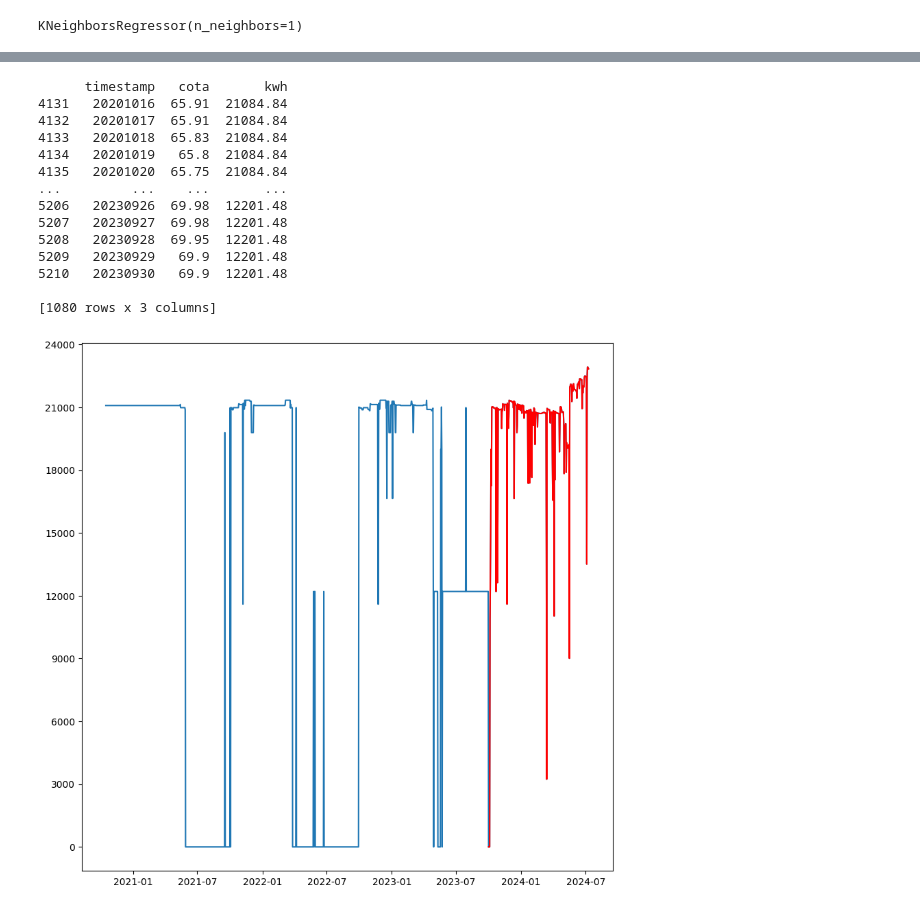
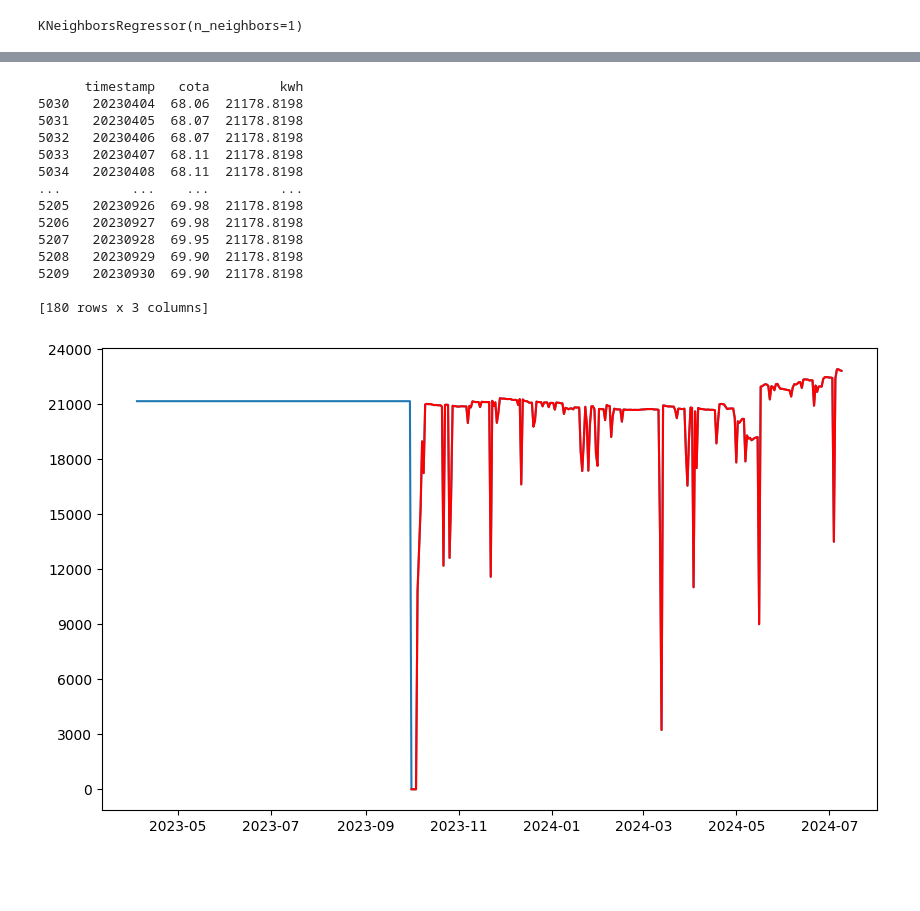
Before and after one commit to RenanFTorres/lstm-timeseries-energy, a Jupyter notebook: geracao_dados_artificiais_knn.ipynb, the cells around one changed output, grey strips where cells are left out. Drawn from its saved outputs; the diff is of its cells as text; code cells hidden in the pictures; blank space fills up the shorter version.

Commit message:
Implementação do transfer learning apenas com os datasets Compesa

```diff
--- a/geracao_dados_artificiais_knn.ipynb
+++ b/geracao_dados_artificiais_knn.ipynb
@@ -26,11 +21,13 @@ from sklearn.metrics import root_mean_squared_error
 import matplotlib.pyplot as plt
 import pandas as pd
 import numpy as np
+import seaborn as sns
 
 base_path = './dataset/'
 time_base = 'days'
 duas_unas_dataset = f'{base_path}duas_unas/{time_base}/grouped_1_{time_base}.csv'
 volume_dataset = f'{base_path}volume/volume.xlsx'
+volume_du_dataset = f'{base_path}volume/Volume - duas unas.xlsx'
 validation_interval = 61
 time_step = 1
 output_steps = 60
@@ -115,0 +291,15 @@ print(missing_volume_final)
+# %%
+from sklearn.impute import SimpleImputer
+print(X)
+X['cota_diff'] = X['cota'].diff()
+print(X)
+X = X[['timestamp', 'cota_diff']].dropna().rename(columns={
+    'cota_diff': 'cota'
+})
+
+# Verificar a presença de NaNs antes da imputação
+print(X.isna().sum())
+print(X)
+print(y)
+y = y[1:]
+print(y)
@@ -116,5 +324,5 @@ print(missing_volume_final)
 # %%
-X_train, X_test, y_train, y_test = train_test_split(X, y, test_size=0.65, random_state=42)
+X_train, X_test, y_train, y_test = train_test_split(X, y, test_size=0.1, random_state=42)
 
 scaler = StandardScaler()
 X_train = scaler.fit_transform(X_train)
@@ -133,5 +341,5 @@ rmse: 3469.66
 # %%
-missing_volume_final = missing_volume_final[['timestamp', 'cota']].tail(1080)
+missing_volume_final = missing_volume_final[['timestamp', 'cota']].tail(180)
 valid_df_missing = scaler.transform(missing_volume_final)
 y_pred_validation = knn.predict(valid_df_missing)
 # %%
@@ -141,31 +349,31 @@ y_pred_validation = knn.predict(valid_df_missing)
 # %%
 predict_validation_kwh = missing_volume_final.copy()
 predict_validation_kwh['kwh'] = y_pred_validation
 print(predict_validation_kwh)
 
 predict_validation_kwh['timestamp'] = pd.to_datetime(predict_validation_kwh['timestamp'], format='%Y%m%d', errors='coerce')
-final_df['timestamp'] = pd.to_datetime(final_df['timestamp'], format='%Y%m%d', errors='coerce')
+final_du_df['timestamp'] = pd.to_datetime(final_du_df['timestamp'], format='%Y%m%d', errors='coerce')
 # df_periodo = missing_volume_final[(missing_volume_final['timestamp'].dt.year >=2021)]
-df_periodo = pd.concat([predict_validation_kwh, final_df])
+df_periodo = pd.concat([predict_validation_kwh, final_du_df])
 
-plt.figure(figsize=(10,10))
+plt.figure(figsize=(10,6))
 plt.plot(df_periodo['timestamp'], df_periodo['kwh'])
-plt.plot(final_df['timestamp'], final_df['kwh'], color= 'red')
+plt.plot(final_du_df['timestamp'], final_du_df['kwh'], color= 'red')
 plt.yticks(np.arange(0,25000,step=3000))
 plt.show()
 # %% [output]
-      timestamp   cota       kwh
-4131   20201016  65.91  21084.84
-4132   20201017  65.91  21084.84
-4133   20201018  65.83  21084.84
-4134   20201019   65.8  21084.84
-4135   20201020  65.75  21084.84
-...         ...    ...       ...
-5206   20230926  69.98  12201.48
-5207   20230927  69.98  12201.48
-5208   20230928  69.95  12201.48
-5209   20230929   69.9  12201.48
-5210   20230930   69.9  12201.48
+      timestamp   cota         kwh
+5030   20230404  68.06  21178.8198
+5031   20230405  68.07  21178.8198
+5032   20230406  68.07  21178.8198
+5033   20230407  68.11  21178.8198
+5034   20230408  68.11  21178.8198
+...         ...    ...         ...
+5205   20230926  69.98  21178.8198
+5206   20230927  69.98  21178.8198
+5207   20230928  69.95  21178.8198
+5208   20230929  69.90  21178.8198
+5209   20230930  69.90  21178.8198
 
-[1080 rows x 3 columns]
+[180 rows x 3 columns]
-[figure, old version]
+[figure, new version]
```
Also changed, not shown: parts of 14 cells of this notebook, 55 other files.
